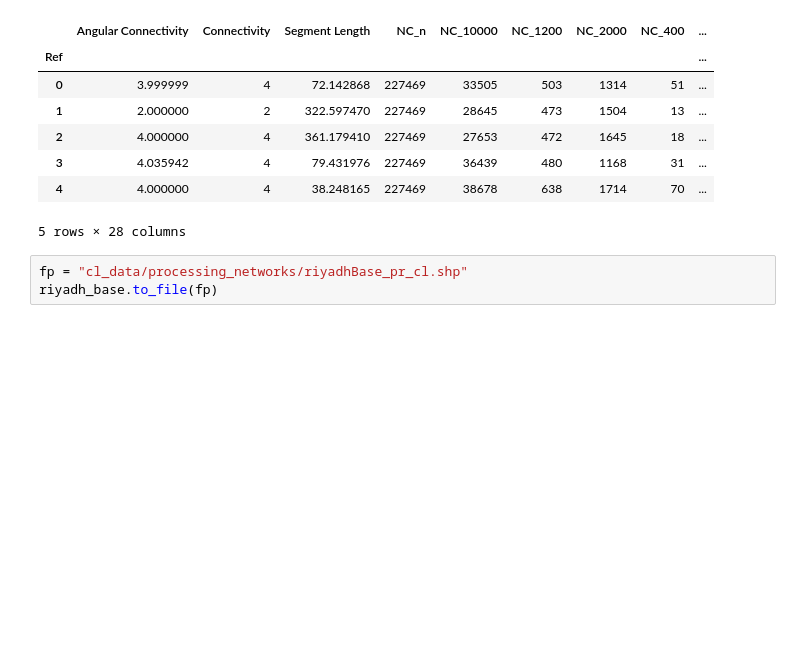
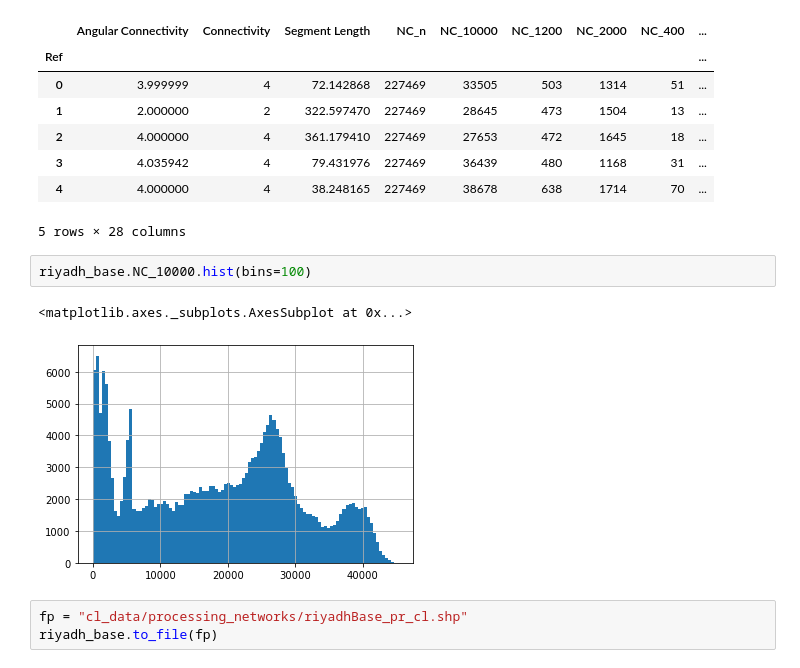
Before and after one commit to gregmaya/Riyadh_modeling, a Jupyter notebook: 2_Data_Exploration.ipynb, the cells around one changed output. Saved outputs shown, nothing was run; the diff lists cells and outputs as text; blank space fills up the shorter version.

```diff
--- a/2_Data_Exploration.ipynb
+++ b/2_Data_Exploration.ipynb
@@ -427,6 +471,11 @@ riyadh_base.head()
 | 3 | 4.035942 | 4 | 79.431976 | 227469 | 36439 | 480 | 1168 | 31 | ... |
 | 4 | 4.000000 | 4 | 38.248165 | 227469 | 38678 | 638 | 1714 | 70 | ... |
 5 rows × 28 columns
+# %%
+riyadh_base.NC_10000.hist(bins=100)
+# %% [output]
+<matplotlib.axes._subplots.AxesSubplot at 0x...>
+[figure, added]
 # %%
 fp = "cl_data/processing_networks/riyadhBase_pr_cl.shp"
 riyadh_base.to_file(fp)
```
Also changed, not shown: parts of 11 cells of this notebook, 47 other files.
